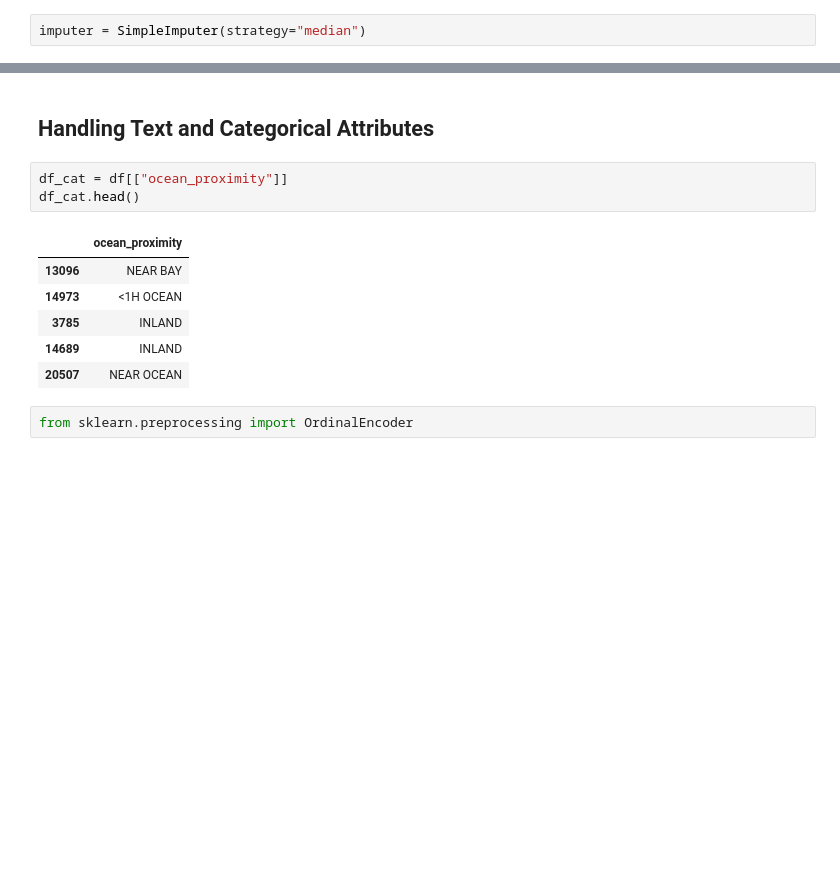
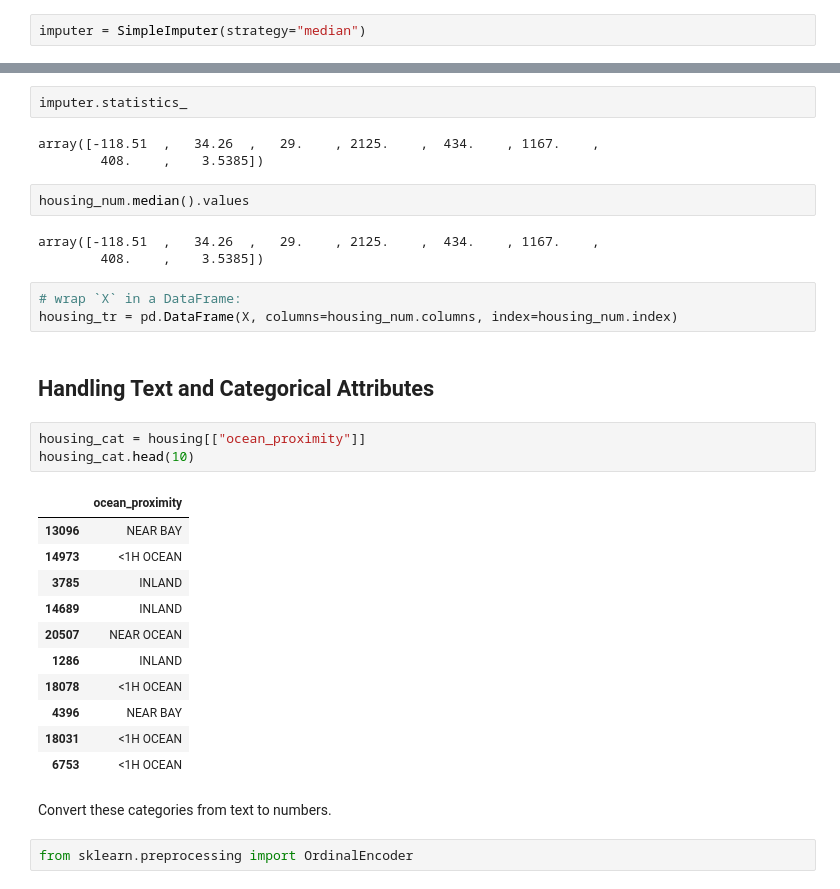
Before and after one commit to malayajac/HowIUnderstandIt_HandsOnML, a Jupyter notebook: ch2_end_to_end.ipynb, the cells around one changed output, grey strips where cells are left out. Drawn from its saved outputs; the diff is of its cells as text; blank space fills up the shorter version.

```diff
--- a/ch2_end_to_end.ipynb
+++ b/ch2_end_to_end.ipynb
@@ -282,15 +346,35 @@ X.shape
+# %%
+imputer.statistics_
+# %% [output]
+array([-118.51  ,   34.26  ,   29.    , 2125.    ,  434.    , 1167.    ,
+        408.    ,    3.5385])
+# %%
+housing_num.median().values
+# %% [output]
+array([-118.51  ,   34.26  ,   29.    , 2125.    ,  434.    , 1167.    ,
+        408.    ,    3.5385])
+# %%
+# wrap `X` in a DataFrame:
+housing_tr = pd.DataFrame(X, columns=housing_num.columns, index=housing_num.index)
 # %% [markdown]
 ## Handling Text and Categorical Attributes
-# %%
-df_cat = df[["ocean_proximity"]]
-df_cat.head()
-# %% [output]
-|  | ocean_proximity |
-| 13096 | NEAR BAY |
-| 14973 | <1H OCEAN |
-| 3785 | INLAND |
-| 14689 | INLAND |
-| 20507 | NEAR OCEAN |
+# %%
+housing_cat = housing[["ocean_proximity"]]
+housing_cat.head(10)
+# %% [output]
+|  | ocean_proximity |
+| 13096 | NEAR BAY |
+| 14973 | <1H OCEAN |
+| 3785 | INLAND |
+| 14689 | INLAND |
+| 20507 | NEAR OCEAN |
+| 1286 | INLAND |
+| 18078 | <1H OCEAN |
+| 4396 | NEAR BAY |
+| 18031 | <1H OCEAN |
+| 6753 | <1H OCEAN |
+# %% [markdown]
+Convert these categories from text to numbers.
 # %%
 from sklearn.preprocessing import OrdinalEncoder
 # %%
```
Also changed, not shown: parts of 39 cells of this notebook.
